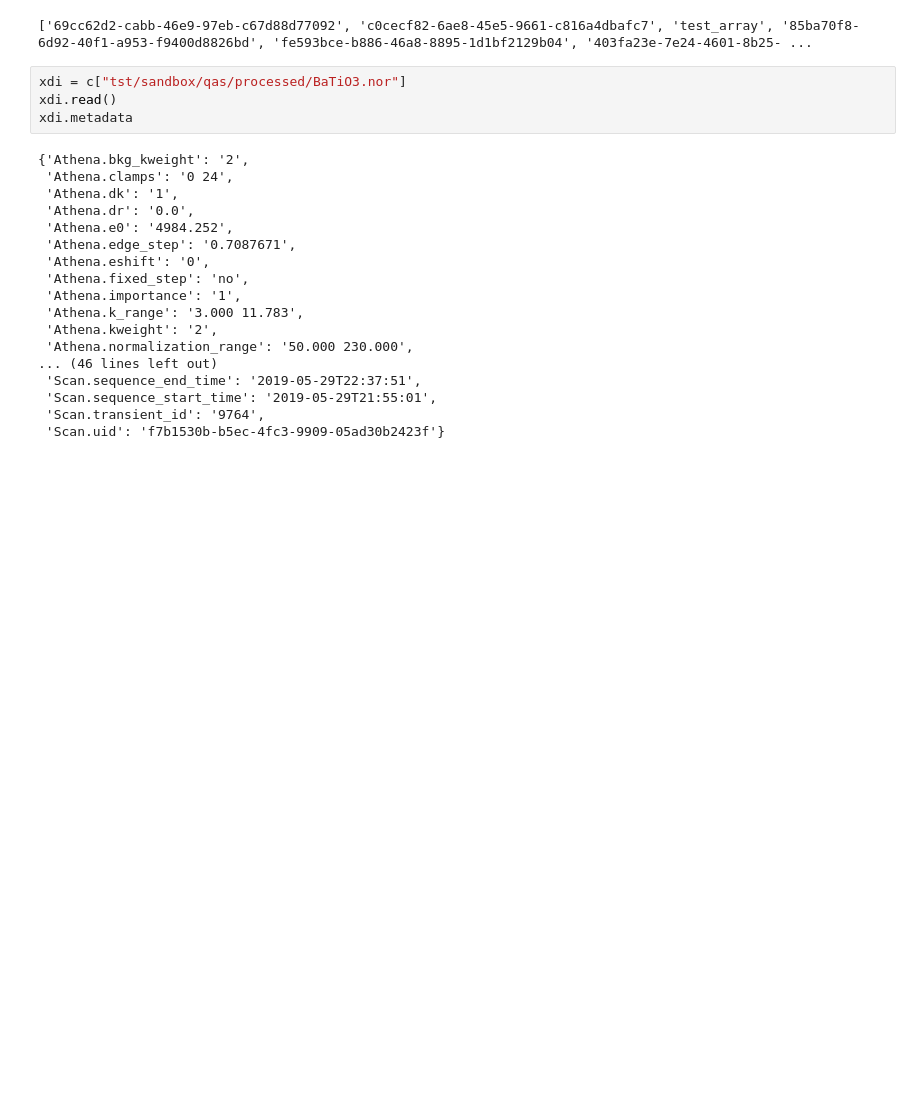
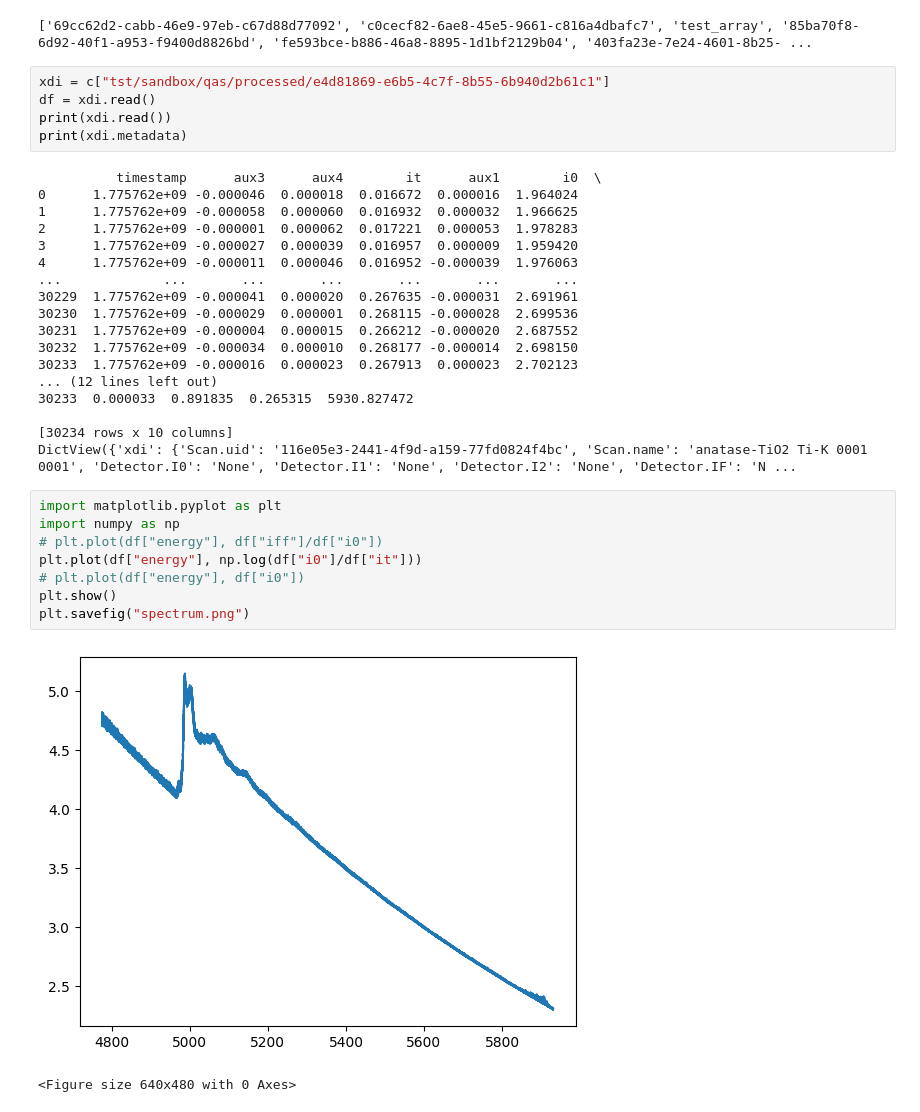
Before and after one commit to AI-multimodal/LightshowAI, a Jupyter notebook: tiled_intregation/tiled_xas_subsribe_test.ipynb, the cells around one changed output. Saved outputs shown, nothing was run; the diff lists cells and outputs as text; blank space fills up the shorter version.

```diff
--- a/tiled_intregation/tiled_xas_subsribe_test.ipynb
+++ b/tiled_intregation/tiled_xas_subsribe_test.ipynb
@@ -361,24 +351,36 @@ print(list(c["tst/sandbox/qas/processed/"]))
 # %% [output]
 ['69cc62d2-cabb-46e9-97eb-c67d88d77092', 'c0cecf82-6ae8-45e5-9661-c816a4dbafc7', 'test_array', '85ba70f8-6d92-40f1-a953-f9400d8826bd', 'fe593bce-b886-46a8-8895-1d1bf2129b04', '403fa23e-7e24-4601-8b25- ...
 # %%
-xdi = c["tst/sandbox/qas/processed/BaTiO3.nor"]
-xdi.read()
-xdi.metadata
+xdi = c["tst/sandbox/qas/processed/e4d81869-e6b5-4c7f-8b55-6b940d2b61c1"]
+df = xdi.read()
+print(xdi.read())
+print(xdi.metadata)
 # %% [output]
-{'Athena.bkg_kweight': '2',
- 'Athena.clamps': '0 24',
- 'Athena.dk': '1',
- 'Athena.dr': '0.0',
- 'Athena.e0': '4984.252',
- 'Athena.edge_step': '0.7087671',
- 'Athena.eshift': '0',
- 'Athena.fixed_step': 'no',
- 'Athena.importance': '1',
- 'Athena.k_range': '3.000 11.783',
- 'Athena.kweight': '2',
- 'Athena.normalization_range': '50.000 230.000',
-... (46 lines left out)
- 'Scan.sequence_end_time': '2019-05-29T22:37:51',
- 'Scan.sequence_start_time': '2019-05-29T21:55:01',
- 'Scan.transient_id': '9764',
- 'Scan.uid': 'f7b1530b-b5ec-4fc3-9909-05ad30b2423f'}
+          timestamp      aux3      aux4        it      aux1        i0  \
+0      1.775762e+09 -0.000046  0.000018  0.016672  0.000016  1.964024
+1      1.775762e+09 -0.000058  0.000060  0.016932  0.000032  1.966625
+2      1.775762e+09 -0.000001  0.000062  0.017221  0.000053  1.978283
+3      1.775762e+09 -0.000027  0.000039  0.016957  0.000009  1.959420
+4      1.775762e+09 -0.000011  0.000046  0.016952 -0.000039  1.976063
+...             ...       ...       ...       ...       ...       ...
+30229  1.775762e+09 -0.000041  0.000020  0.267635 -0.000031  2.691961
+30230  1.775762e+09 -0.000029  0.000001  0.268115 -0.000028  2.699536
+30231  1.775762e+09 -0.000004  0.000015  0.266212 -0.000020  2.687552
+30232  1.775762e+09 -0.000034  0.000010  0.268177 -0.000014  2.698150
+30233  1.775762e+09 -0.000016  0.000023  0.267913  0.000023  2.702123
+... (12 lines left out)
+30233  0.000033  0.891835  0.265315  5930.827472
+
+[30234 rows x 10 columns]
+DictView({'xdi': {'Scan.uid': '116e05e3-2441-4f9d-a159-77fd0824f4bc', 'Scan.name': 'anatase-TiO2 Ti-K 0001 0001', 'Detector.I0': 'None', 'Detector.I1': 'None', 'Detector.I2': 'None', 'Detector.IF': 'N ...
+# %%
+import matplotlib.pyplot as plt
+import numpy as np
+# plt.plot(df["energy"], df["iff"]/df["i0"])
+plt.plot(df["energy"], np.log(df["i0"]/df["it"]))
+# plt.plot(df["energy"], df["i0"])
+plt.show()
+plt.savefig("spectrum.png")
+# %% [output]
+[figure, added]
+<Figure size 640x480 with 0 Axes>
```
Also changed, not shown: parts of 1 cell of this notebook, 26 other files.
